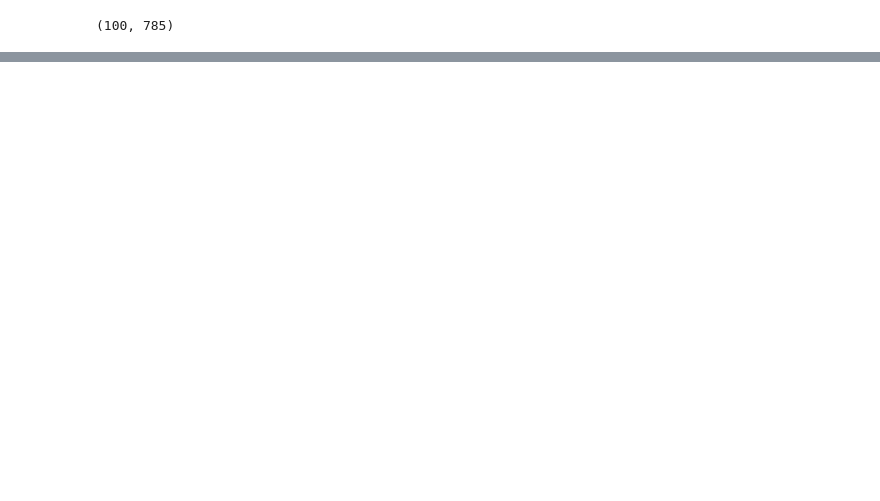
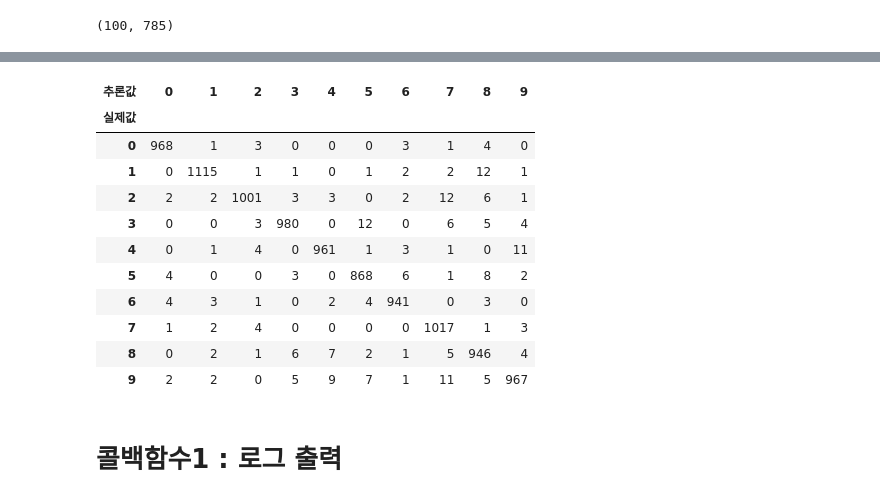
Before and after one commit to tangerineTaste/ai_x, a Jupyter notebook: source/05_DeepLearning/08_DNN(딥러닝)_MNIST(손글씨데이터).ipynb, the cells around one changed output, grey strips where cells are left out. Saved outputs shown, nothing was run; the diff lists cells and outputs as text; code cells hidden in the pictures; blank space fills up the shorter version.

```diff
--- a/source/05_DeepLearning/08_DNN(딥러닝)_MNIST(손글씨데이터).ipynb
+++ b/source/05_DeepLearning/08_DNN(딥러닝)_MNIST(손글씨데이터).ipynb
@@ -13,0 +100,22 @@ plt.imshow(img)
+# %%
+# 데이터 처리 전 작업
+(X_train, y_train), (X_test, y_test) = mnist.load_data()
+# 학습셋(6만개) -> 훈련셋(5만개)+검증셋(만개)로 분리
+X_val = X_train[50000:]
+y_val = y_train[50000:]
+X_train = X_train[:50000]
+y_train = y_train[:50000]
+train_X = X_train.reshape(50000, 784).astype('float32')/255.0
+val_X   = X_val.reshape(10000, -1).astype('float32')/255.0
+test_X = X_test.reshape(10000, -1).astype('float32')/255.0
+train_idx = np.random.choice(50000, 50000)
+val_idx  = np.random.choice(10000, 300)
+train_X = train_X[train_idx]
+y_train = y_train[train_idx]
+val_X   = val_X[val_idx]
+y_val   = y_val[val_idx]
+# 타겟(종속)변수의 원핫인코딩
+train_Y = to_categorical(y_train, 10)
+val_Y   = to_categorical(y_val)
+test_Y  = to_categorical(y_test)
+train_X.shape, train_Y.shape, val_X.shape, val_Y.shape, test_X.shape, test_Y.shape
@@ -13,0 +132,18 @@ plt.imshow(img)
+# %%
+model = Sequential()
+model.add(Input(shape=(784,)))
+model.add(Dense(units=512, activation='relu'))
+model.add(Dropout(0.2))
+model.add(Dense(units=256, activation='relu'))
+model.add(Dropout(0.15))
+model.add(Dense(units=128, activation='relu'))
+model.add(Dropout(0.15))
+model.add(Dense(units=64, activation='relu'))
+model.add(Dropout(0.1))
+model.add(Dense(units=32, activation='relu'))
+model.add(Dropout(0.1))
+model.add(Dense(units=16, activation='relu'))
+model.add(Dropout(0.05))
+model.add(Dense(units=10, activation='softmax'))
+model.compile(loss='categorical_crossentropy', optimizer='nadam', metrics=['accuracy'])
+hist = model.fit(train_X, train_Y, epochs=20, validation_split=0.2, verbose=1, batch_size=2000)
@@ -13,0 +196,3 @@ plt.imshow(img)
+# %%
+# 예측값
+y_hat = model.predict(test_X).argmax(axis=1)
@@ -13,0 +202,15 @@ plt.imshow(img)
+# %%
+pd.crosstab(y_test, y_hat, rownames=['실제값'],colnames=['추론값'])
+# %% [output]
+| 추론값 | 0 | 1 | 2 | 3 | 4 | 5 | 6 | 7 | 8 | 9 |
+| 실제값 |  |  |  |  |  |  |  |  |  |  |
+| 0 | 968 | 1 | 3 | 0 | 0 | 0 | 3 | 1 | 4 | 0 |
+| 1 | 0 | 1115 | 1 | 1 | 0 | 1 | 2 | 2 | 12 | 1 |
+| 2 | 2 | 2 | 1001 | 3 | 3 | 0 | 2 | 12 | 6 | 1 |
+| 3 | 0 | 0 | 3 | 980 | 0 | 12 | 0 | 6 | 5 | 4 |
+| 4 | 0 | 1 | 4 | 0 | 961 | 1 | 3 | 1 | 0 | 11 |
+| 5 | 4 | 0 | 0 | 3 | 0 | 868 | 6 | 1 | 8 | 2 |
+| 6 | 4 | 3 | 1 | 0 | 2 | 4 | 941 | 0 | 3 | 0 |
+| 7 | 1 | 2 | 4 | 0 | 0 | 0 | 0 | 1017 | 1 | 3 |
+| 8 | 0 | 2 | 1 | 6 | 7 | 2 | 1 | 5 | 946 | 4 |
+| 9 | 2 | 2 | 0 | 5 | 9 | 7 | 1 | 11 | 5 | 967 |
@@ -13,0 +219,2 @@ plt.imshow(img)
+# %% [markdown]
+# 콜백함수1 : 로그 출력
```
Also changed, not shown: parts of 24 cells of this notebook, 6 other files.
